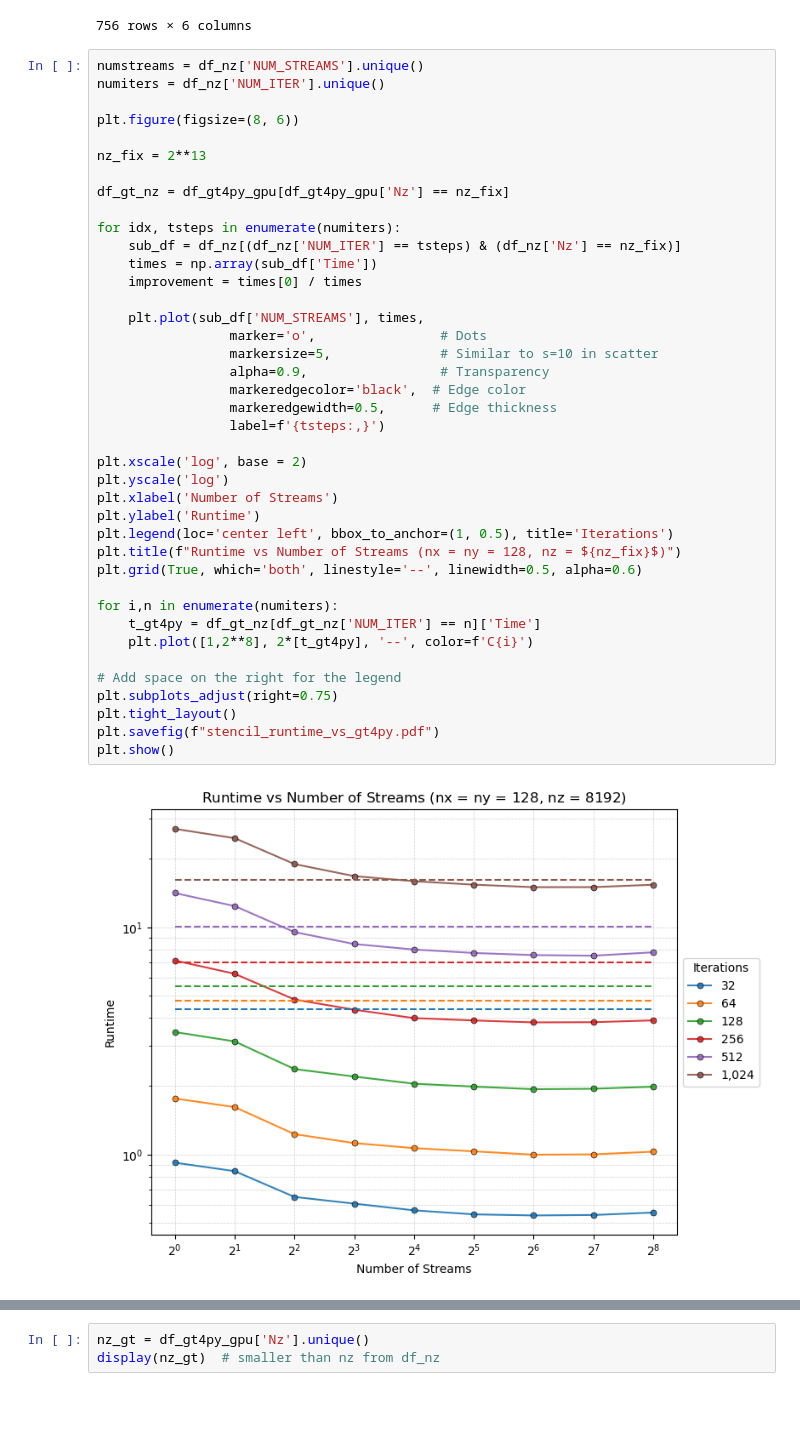
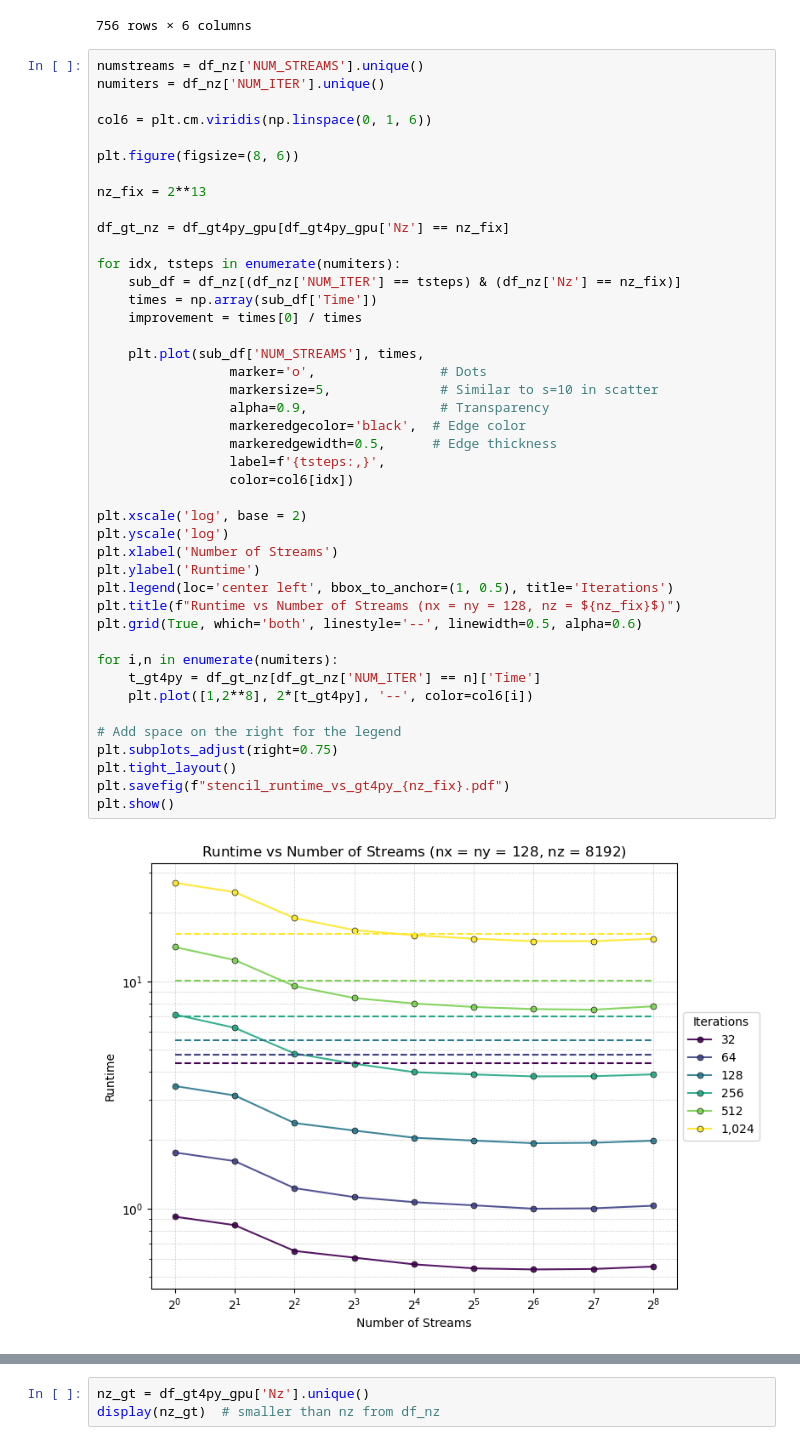
Before and after one commit to grafrap/HPC4WC-overlapping, a Jupyter notebook: measurements/stencil_cuda_vs_gt4py_plots.ipynb, the cells around one changed output, grey strips where cells are left out. Drawn from its saved outputs; the diff is of its cells as text; blank space fills up the shorter version.

Commit message:
match color style of other plots

```diff
--- a/measurements/stencil_cuda_vs_gt4py_plots.ipynb
+++ b/measurements/stencil_cuda_vs_gt4py_plots.ipynb
@@ -148,6 +148,8 @@ df_nz
 # %%
 numstreams = df_nz['NUM_STREAMS'].unique()
 numiters = df_nz['NUM_ITER'].unique()
+
+col6 = plt.cm.viridis(np.linspace(0, 1, 6))
 
 plt.figure(figsize=(8, 6))
 
@@ -156,37 +158,38 @@ nz_fix = 2**13
 df_gt_nz = df_gt4py_gpu[df_gt4py_gpu['Nz'] == nz_fix]
 
 for idx, tsteps in enumerate(numiters):
     sub_df = df_nz[(df_nz['NUM_ITER'] == tsteps) & (df_nz['Nz'] == nz_fix)]
     times = np.array(sub_df['Time'])
     improvement = times[0] / times
 
     plt.plot(sub_df['NUM_STREAMS'], times,
                  marker='o',                # Dots
                  markersize=5,              # Similar to s=10 in scatter
                  alpha=0.9,                 # Transparency
                  markeredgecolor='black',  # Edge color
                  markeredgewidth=0.5,      # Edge thickness
-                 label=f'{tsteps:,}')
+                 label=f'{tsteps:,}',
+                 color=col6[idx])
 
 plt.xscale('log', base = 2)
 plt.yscale('log')
 plt.xlabel('Number of Streams')
 plt.ylabel('Runtime')
 plt.legend(loc='center left', bbox_to_anchor=(1, 0.5), title='Iterations')
 plt.title(f"Runtime vs Number of Streams (nx = ny = 128, nz = ${nz_fix}$)")
 plt.grid(True, which='both', linestyle='--', linewidth=0.5, alpha=0.6)
 
 for i,n in enumerate(numiters):
     t_gt4py = df_gt_nz[df_gt_nz['NUM_ITER'] == n]['Time']
-    plt.plot([1,2**8], 2*[t_gt4py], '--', color=f'C{i}')
+    plt.plot([1,2**8], 2*[t_gt4py], '--', color=col6[i])
 
 # Add space on the right for the legend
 plt.subplots_adjust(right=0.75)
 plt.tight_layout()
-plt.savefig(f"stencil_runtime_vs_gt4py.pdf")
+plt.savefig(f"stencil_runtime_vs_gt4py_{nz_fix}.pdf")
 plt.show()
 # %% [output]
-[figure, old version]
+[figure, new version]
 # %%
 numstreams = df_nz['NUM_STREAMS'].unique()
 numiters = df_nz['NUM_ITER'].unique()
```
Also changed, not shown: parts of 5 cells of this notebook, 5 other files.
